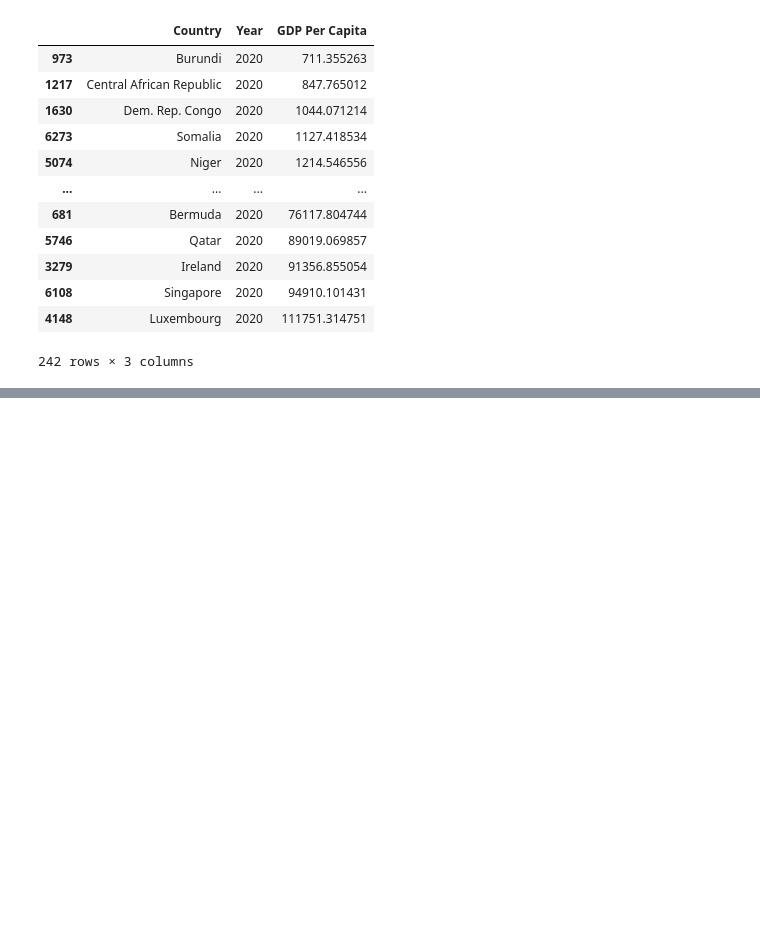
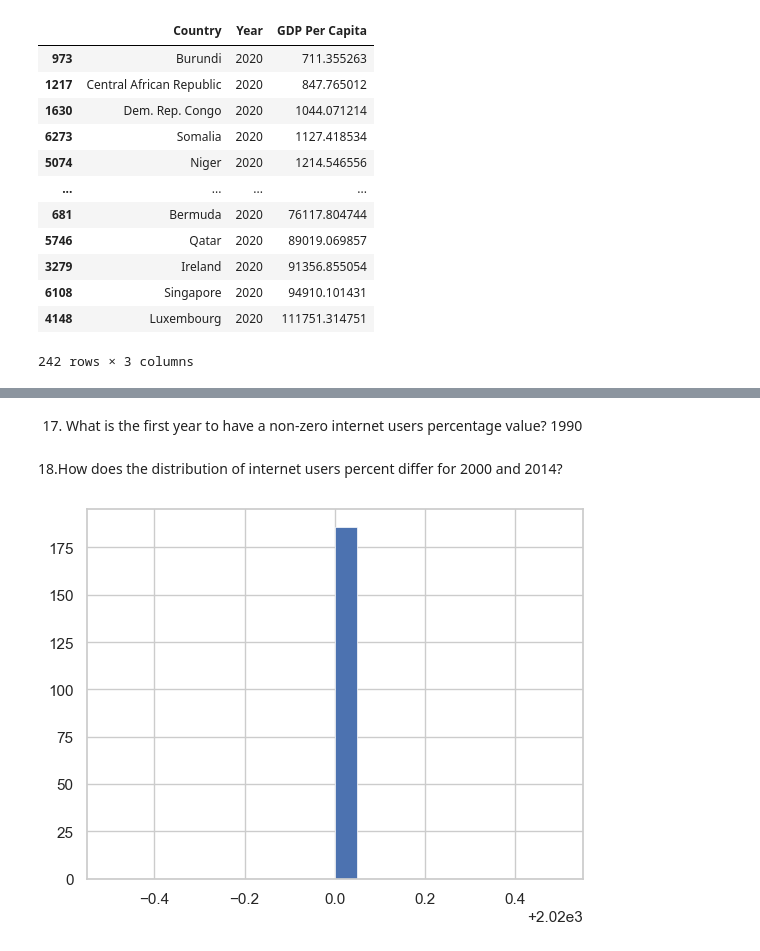
Before and after one commit to NSS-Data-Analytics-Cohort-12/un-python-Ranae0213, a Jupyter notebook: notebooks/UN.ipynb, the cells around one changed output, grey strips where cells are left out. Cells and saved outputs as stored; diff of their text form; code cells hidden in the pictures; blank space fills up the shorter version.

```diff
--- a/notebooks/UN.ipynb
+++ b/notebooks/UN.ipynb
@@ -326,0 +299,2 @@ high_2020.sort_values(by=['GDP Per Capita'])
+# %%
+internet_df = pd.read_csv(r"C:\Users\Tiffa\Documents\DA12\projects\un-python-Ranae0213\data\internet_use.csv",nrows=6082)
@@ -326,0 +317,4 @@ high_2020.sort_values(by=['GDP Per Capita'])
+# %%
+internet_df= internet_df.drop(columns = ['Value Footnotes'])
+# %%
+internet_df=internet_df.rename(columns = {'Country or Area':'Country', 'Year':'Year','Value':'Internet_Users_Pct'})
@@ -326,0 +352,13 @@ high_2020.sort_values(by=['GDP Per Capita'])
+# %% [markdown]
+17. What is the first year to have a non-zero internet users percentage value? 1990
+# %% [markdown]
+18.How does the distribution of internet users percent differ for 2000 and 2014?
+# %%
+internet_df_2000 = internet_df[internet_df['Year'] == 2020]
+# %%
+fig, ax = plt.subplots()
+x= internet_df_2000['Year']
+ax.hist(x, bins=20, linewidth=0.5, edgecolor="white")
+plt.show()
+# %% [output]
+[figure, added]
```
Also changed, not shown: parts of 11 cells of this notebook.
